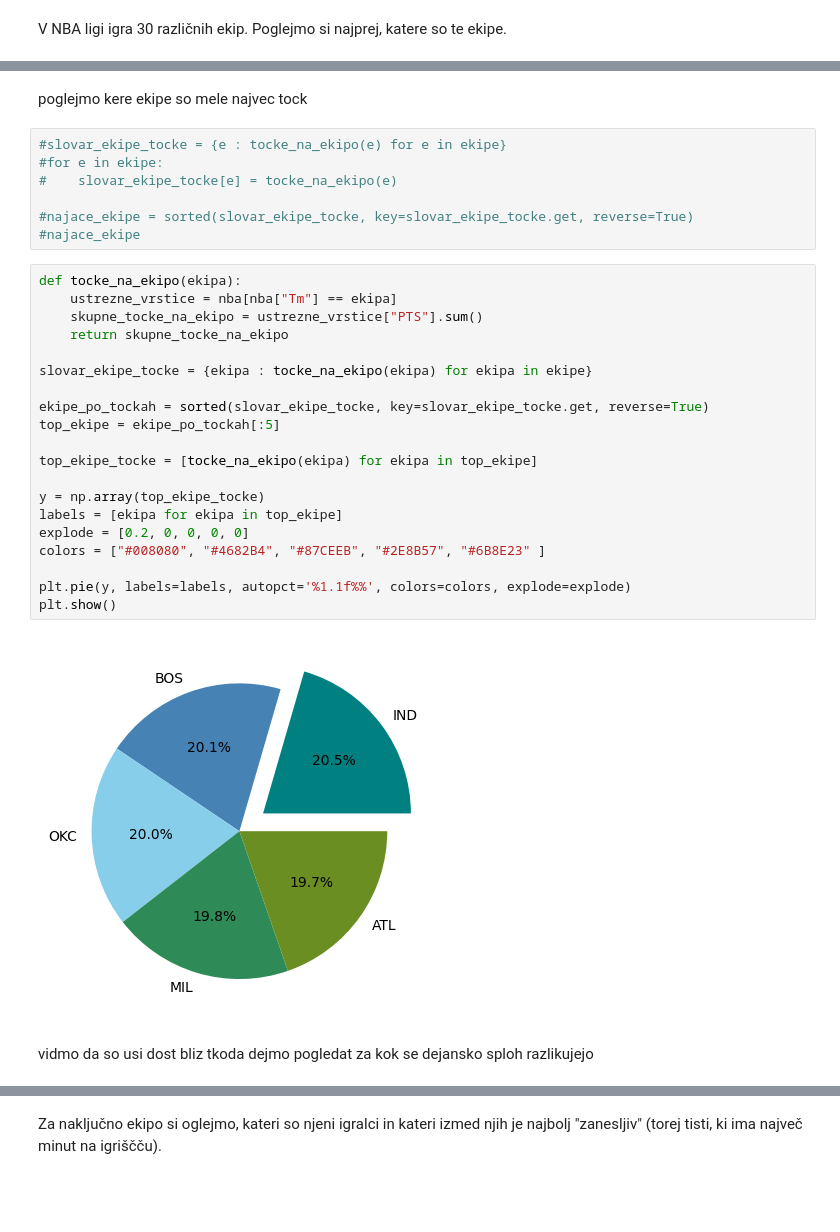
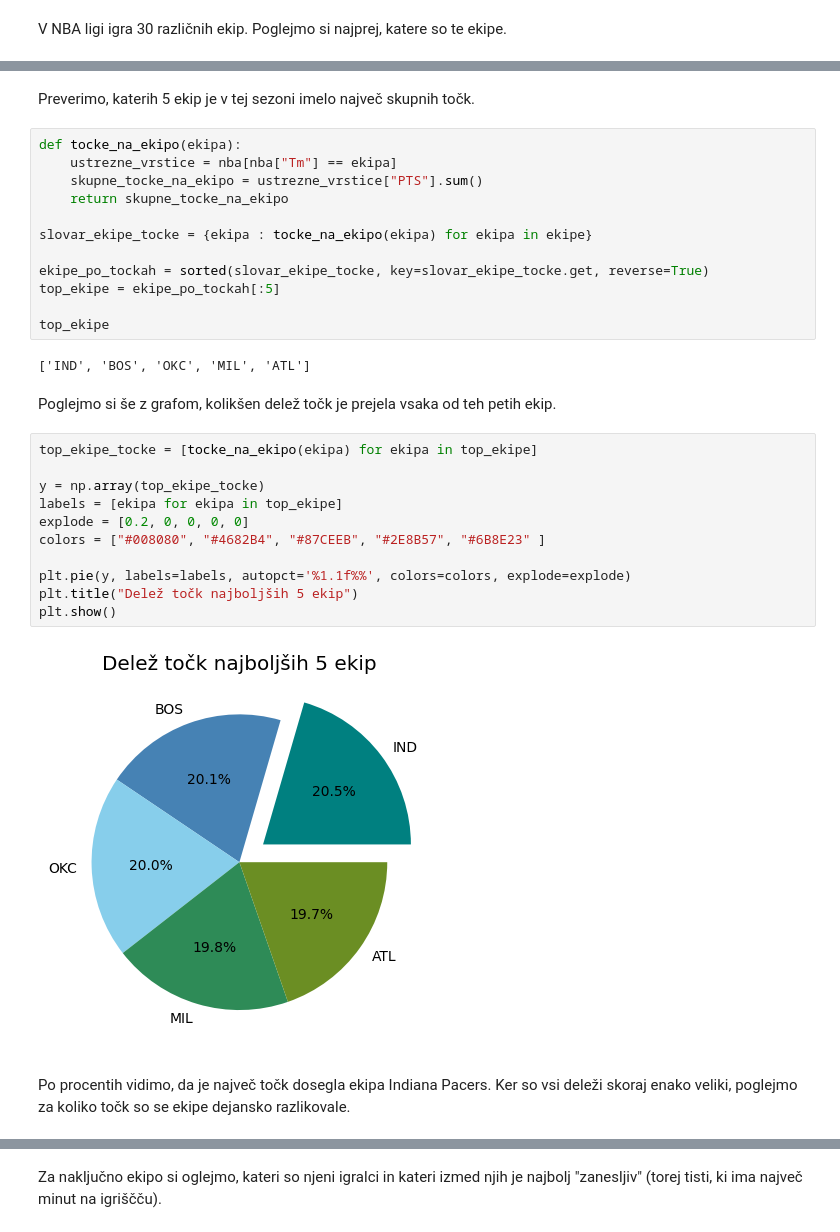
Before and after one commit to elizapecoraro/Eliza-Pecoraro-Projektna-naloga-UVP, a Jupyter notebook: analiza.ipynb, the cells around one changed output, grey strips where cells are left out. Drawn from its saved outputs; the diff is of its cells as text; blank space fills up the shorter version.

```diff
--- a/analiza.ipynb
+++ b/analiza.ipynb
@@ -179,36 +175,36 @@ ekipe
  'TOR',
  'UTA',
  'WAS'}
-# %% [markdown]
-poglejmo kere ekipe so mele najvec tock
-# %%
-#slovar_ekipe_tocke = {e : tocke_na_ekipo(e) for e in ekipe}
-#for e in ekipe:
-#    slovar_ekipe_tocke[e] = tocke_na_ekipo(e)
-
-#najace_ekipe = sorted(slovar_ekipe_tocke, key=slovar_ekipe_tocke.get, reverse=True)
-#najace_ekipe
+# %% [markdown]
+Preverimo, katerih 5 ekip je v tej sezoni imelo največ skupnih točk.
+# %%
+def tocke_na_ekipo(ekipa):
+    ustrezne_vrstice = nba[nba["Tm"] == ekipa]
+    skupne_tocke_na_ekipo = ustrezne_vrstice["PTS"].sum()
+    return skupne_tocke_na_ekipo
+
+slovar_ekipe_tocke = {ekipa : tocke_na_ekipo(ekipa) for ekipa in ekipe}
+
+ekipe_po_tockah = sorted(slovar_ekipe_tocke, key=slovar_ekipe_tocke.get, reverse=True)
+top_ekipe = ekipe_po_tockah[:5]
+
+top_ekipe
+# %% [output]
+['IND', 'BOS', 'OKC', 'MIL', 'ATL']
+# %% [markdown]
+Poglejmo si še z grafom, kolikšen delež točk je prejela vsaka od teh petih ekip.
 # %%
-def tocke_na_ekipo(ekipa):
-    ustrezne_vrstice = nba[nba["Tm"] == ekipa]
-    skupne_tocke_na_ekipo = ustrezne_vrstice["PTS"].sum()
-    return skupne_tocke_na_ekipo
-
-slovar_ekipe_tocke = {ekipa : tocke_na_ekipo(ekipa) for ekipa in ekipe}
-
-ekipe_po_tockah = sorted(slovar_ekipe_tocke, key=slovar_ekipe_tocke.get, reverse=True)
-top_ekipe = ekipe_po_tockah[:5]
-
 top_ekipe_tocke = [tocke_na_ekipo(ekipa) for ekipa in top_ekipe]
 
 y = np.array(top_ekipe_tocke)
 labels = [ekipa for ekipa in top_ekipe]
 explode = [0.2, 0, 0, 0, 0]
 colors = ["#008080", "#4682B4", "#87CEEB", "#2E8B57", "#6B8E23" ]
 
 plt.pie(y, labels=labels, autopct='%1.1f%%', colors=colors, explode=explode)
+plt.title("Delež točk najboljših 5 ekip")
 plt.show()
 # %% [output]
-[figure, old version]
+[figure, new version]
-# %% [markdown]
-vidmo da so usi dost bliz tkoda dejmo pogledat za kok se dejansko sploh razlikujejo
+# %% [markdown]
+Po procentih vidimo, da je največ točk dosegla ekipa Indiana Pacers. Ker so vsi deleži skoraj enako veliki, poglejmo za koliko točk so se ekipe dejansko razlikovale.
```
Also changed, not shown: parts of 9 cells of this notebook.
